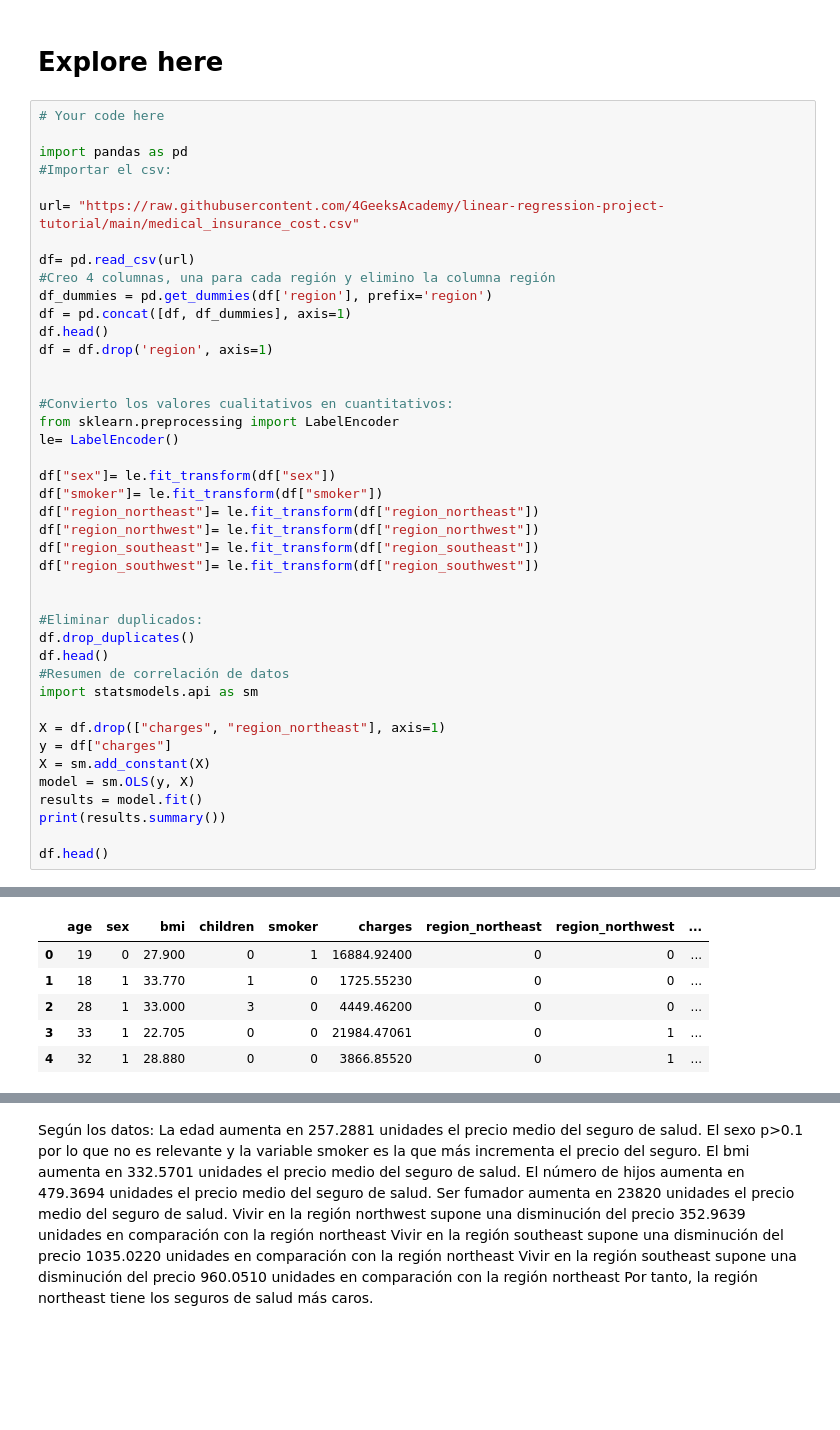
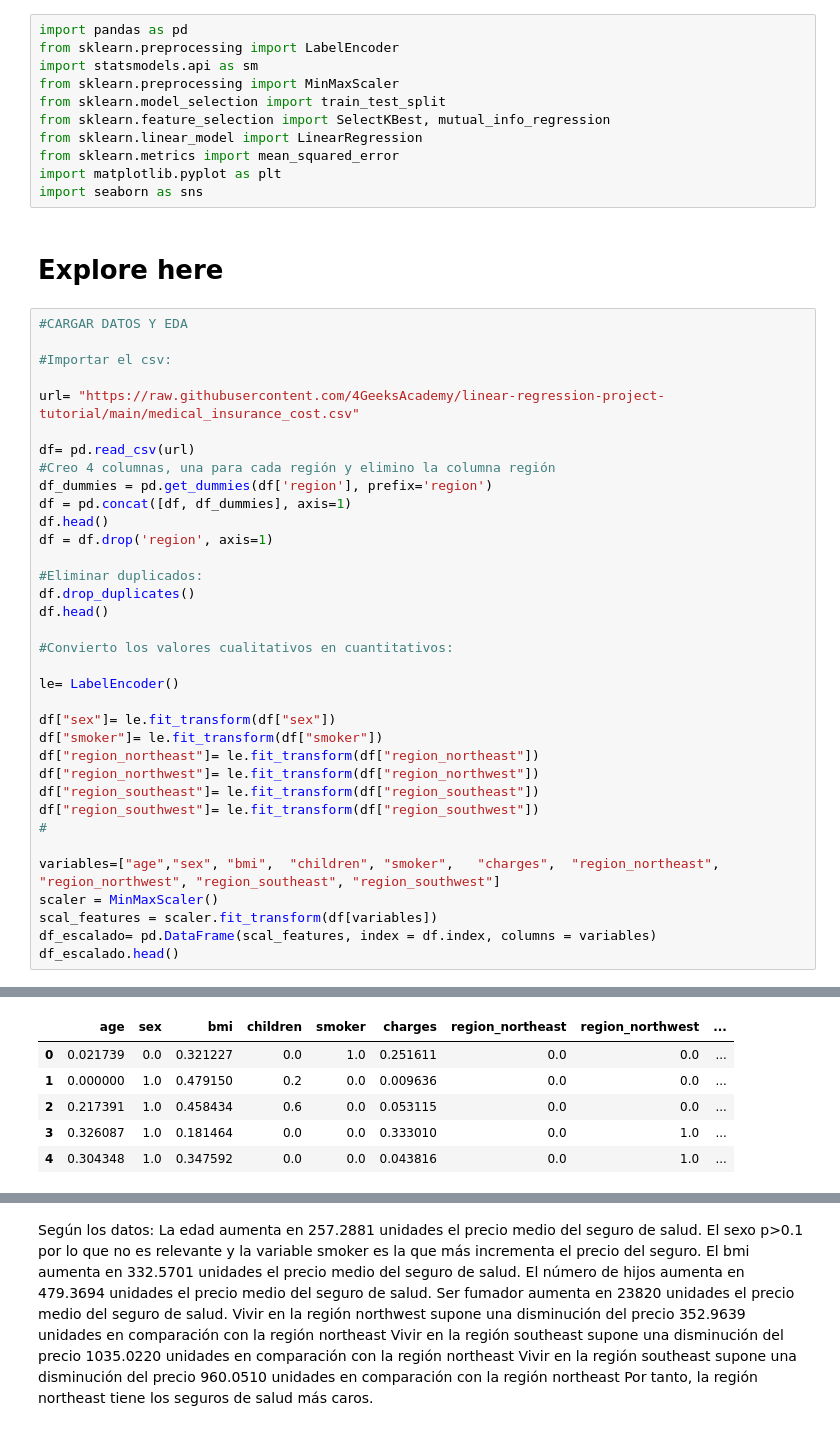
Before and after one commit to pdeleonsoria/regresion_lineal, a Jupyter notebook: src/explore.ipynb, the cells around one changed output, grey strips where cells are left out. Drawn from its saved outputs; the diff is of its cells as text; blank space fills up the shorter version.

```diff
--- a/src/explore.ipynb
+++ b/src/explore.ipynb
@@ -1,9 +1,19 @@
+# %%
+import pandas as pd
+from sklearn.preprocessing import LabelEncoder
+import statsmodels.api as sm
+from sklearn.preprocessing import MinMaxScaler
+from sklearn.model_selection import train_test_split
+from sklearn.feature_selection import SelectKBest, mutual_info_regression
+from sklearn.linear_model import LinearRegression
+from sklearn.metrics import mean_squared_error
+import matplotlib.pyplot as plt
+import seaborn as sns
 # %% [markdown]
 # Explore here
 # %%
-# Your code here
+#CARGAR DATOS Y EDA
 
-import pandas as pd
 #Importar el csv:
 
 url= "https://raw.githubusercontent.com/4GeeksAcademy/linear-regression-project-tutorial/main/medical_insurance_cost.csv"
@@ -15,9 +25,12 @@ df = pd.concat([df, df_dummies], axis=1)
 df.head()
 df = df.drop('region', axis=1)
 
+#Eliminar duplicados:
+df.drop_duplicates()
+df.head()
 
 #Convierto los valores cualitativos en cuantitativos:
-from sklearn.preprocessing import LabelEncoder
+
 le= LabelEncoder()
 
 df["sex"]= le.fit_transform(df["sex"])
@@ -26,20 +39,11 @@ df["region_northeast"]= le.fit_transform(df["region_northeast"])
 df["region_northwest"]= le.fit_transform(df["region_northwest"])
 df["region_southeast"]= le.fit_transform(df["region_southeast"])
 df["region_southwest"]= le.fit_transform(df["region_southwest"])
+#
 
-
-#Eliminar duplicados:
-df.drop_duplicates()
-df.head()
-#Resumen de correlación de datos
-import statsmodels.api as sm
-
-X = df.drop(["charges", "region_northeast"], axis=1)
-y = df["charges"]
-X = sm.add_constant(X)
-model = sm.OLS(y, X)
-results = model.fit()
-print(results.summary())
-
-df.head()
+variables=["age","sex",	"bmi",	"children",	"smoker",	"charges",	"region_northeast",	"region_northwest",	"region_southeast",	"region_southwest"]
+scaler = MinMaxScaler()
+scal_features = scaler.fit_transform(df[variables])
+df_escalado= pd.DataFrame(scal_features, index = df.index, columns = variables)
+df_escalado.head()
 # %% [output]
@@ -63,6 +50,6 @@ Notes:
 |  | age | sex | bmi | children | smoker | charges | region_northeast | region_northwest | ... |
-| 0 | 19 | 0 | 27.900 | 0 | 1 | 16884.92400 | 0 | 0 | ... |
-| 1 | 18 | 1 | 33.770 | 1 | 0 | 1725.55230 | 0 | 0 | ... |
-| 2 | 28 | 1 | 33.000 | 3 | 0 | 4449.46200 | 0 | 0 | ... |
-| 3 | 33 | 1 | 22.705 | 0 | 0 | 21984.47061 | 0 | 1 | ... |
-| 4 | 32 | 1 | 28.880 | 0 | 0 | 3866.85520 | 0 | 1 | ... |
+| 0 | 0.021739 | 0.0 | 0.321227 | 0.0 | 1.0 | 0.251611 | 0.0 | 0.0 | ... |
+| 1 | 0.000000 | 1.0 | 0.479150 | 0.2 | 0.0 | 0.009636 | 0.0 | 0.0 | ... |
+| 2 | 0.217391 | 1.0 | 0.458434 | 0.6 | 0.0 | 0.053115 | 0.0 | 0.0 | ... |
+| 3 | 0.326087 | 1.0 | 0.181464 | 0.0 | 0.0 | 0.333010 | 0.0 | 1.0 | ... |
+| 4 | 0.304348 | 1.0 | 0.347592 | 0.0 | 0.0 | 0.043816 | 0.0 | 1.0 | ... |
```
Also changed, not shown: parts of 6 cells of this notebook, 1 other file.
